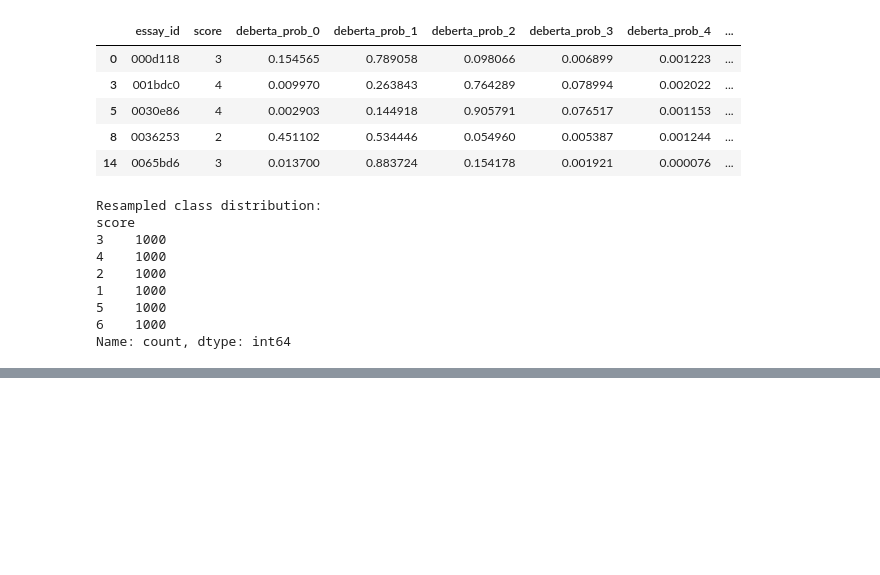
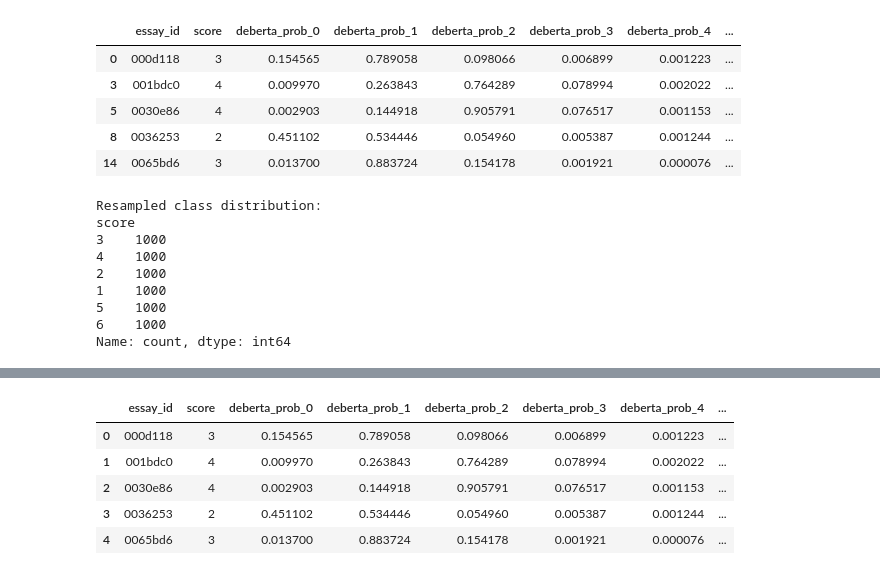
Before and after one commit to JD-DS/Learning-Agency-Lab---Automated-Essay-Scoring-2.0, a Jupyter notebook: sklearn-model.ipynb, the cells around one changed output, grey strips where cells are left out. Cells and saved outputs as stored; diff of their text form; code cells hidden in the pictures; blank space fills up the shorter version.

```diff
--- a/sklearn-model.ipynb
+++ b/sklearn-model.ipynb
@@ -745,0 +853,15 @@ plt.show()
+# %%
+# merge 'clean_text' column back with val df
+
+text = val_essays[['essay_id', 'clean_text']]
+
+val_df = val_df.merge(text, on = 'essay_id')
+
+val_df.head()
+# %% [output]
+|  | essay_id | score | deberta_prob_0 | deberta_prob_1 | deberta_prob_2 | deberta_prob_3 | deberta_prob_4 | ... |
+| 0 | 000d118 | 3 | 0.154565 | 0.789058 | 0.098066 | 0.006899 | 0.001223 | ... |
+| 1 | 001bdc0 | 4 | 0.009970 | 0.263843 | 0.764289 | 0.078994 | 0.002022 | ... |
+| 2 | 0030e86 | 4 | 0.002903 | 0.144918 | 0.905791 | 0.076517 | 0.001153 | ... |
+| 3 | 0036253 | 2 | 0.451102 | 0.534446 | 0.054960 | 0.005387 | 0.001244 | ... |
+| 4 | 0065bd6 | 3 | 0.013700 | 0.883724 | 0.154178 | 0.001921 | 0.000076 | ... |
```
Also changed, not shown: parts of 24 cells of this notebook.
